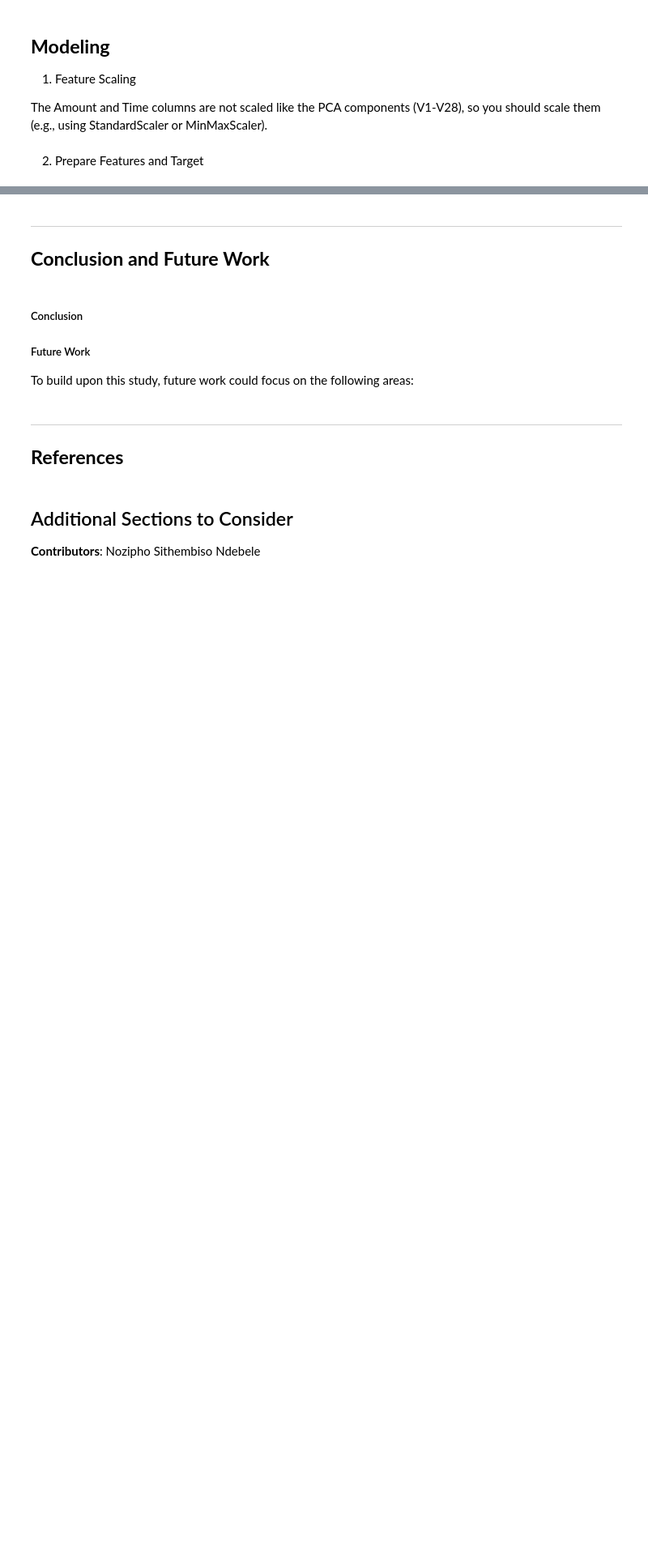
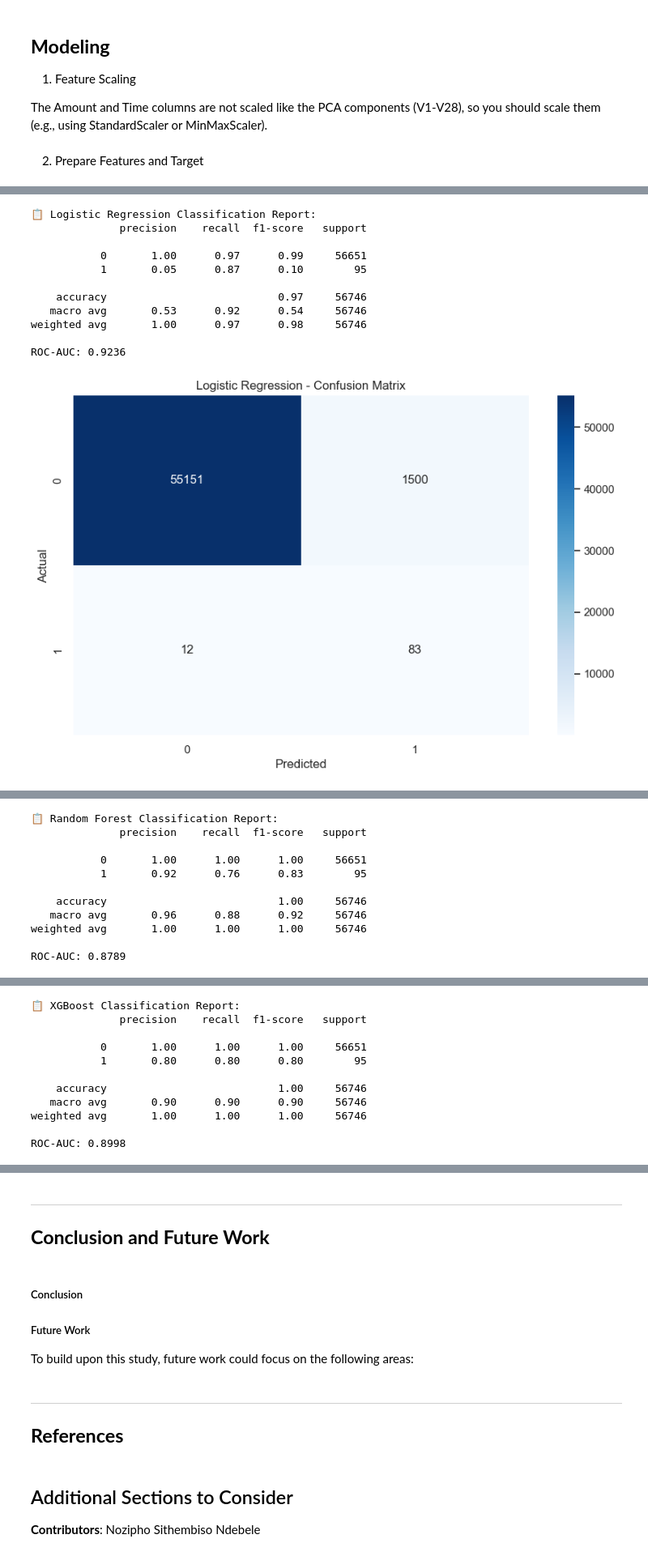
Before and after one commit to NoziphoNdebele/2025_Data_Science_Projects, a Jupyter notebook: CREDIT_CARD_FRAUD_DETECTION/CREDIT_CARD_FRAUD_DETECTION.ipynb, the cells around one changed output, grey strips where cells are left out. Shown at 81% size. Saved outputs shown, nothing was run; the diff lists cells and outputs as text; code cells hidden in the pictures; blank space fills up the shorter version.

```diff
--- a/CREDIT_CARD_FRAUD_DETECTION/CREDIT_CARD_FRAUD_DETECTION.ipynb
+++ b/CREDIT_CARD_FRAUD_DETECTION/CREDIT_CARD_FRAUD_DETECTION.ipynb
@@ -599,0 +578,55 @@ ROC-AUC: 0.8788944126038563
+# %%
+from sklearn.metrics import classification_report, confusion_matrix, roc_auc_score, RocCurveDisplay, PrecisionRecallDisplay
+import seaborn as sns
+import matplotlib.pyplot as plt
+from imblearn.pipeline import Pipeline
+
+
+def evaluate_model(model, X_test, y_test, model_name="Model"):
+    y_pred = model.predict(X_test)
+
+    print(f"\n📋 {model_name} Classification Report:")
+    print(classification_report(y_test, y_pred))
+    print(f"ROC-AUC: {roc_auc_score(y_test, y_pred):.4f}")
+
+    # Confusion Matrix
+    cm = confusion_matrix(y_test, y_pred)
+    sns.heatmap(cm, annot=True, fmt='d', cmap='Blues')
+    plt.title(f"{model_name} - Confusion Matrix")
+    plt.xlabel("Predicted")
+    plt.ylabel("Actual")
+    plt.show()
+
+    # ROC & Precision-Recall
+    RocCurveDisplay.from_estimator(model, X_test, y_test)
+    plt.title(f"{model_name} - ROC Curve")
+    plt.show()
+
+    PrecisionRecallDisplay.from_estimator(model, X_test, y_test)
+    plt.title(f"{model_name} - Precision-Recall Curve")
+    plt.show()
+# %%
+from imblearn.pipeline import Pipeline
+
+
+for name, pipeline in [
+    ("Logistic Regression", lr_pipeline),
+    ("Random Forest", rf_pipeline),
+    ("XGBoost", xgb_pipeline),
+    ("CatBoost", cat_pipeline)
+]:
+    pipeline.fit(X_train, y_train)
+    evaluate_model(pipeline, X_test, y_test, model_name=name)
+# %% [output]
+📋 Logistic Regression Classification Report:
+              precision    recall  f1-score   support
+
+           0       1.00      0.97      0.99     56651
+           1       0.05      0.87      0.10        95
+
+    accuracy                           0.97     56746
+   macro avg       0.53      0.92      0.54     56746
+weighted avg       1.00      0.97      0.98     56746
+
+ROC-AUC: 0.9236
+[figure, added]
@@ -599,0 +635,11 @@ ROC-AUC: 0.8788944126038563
+📋 Random Forest Classification Report:
+              precision    recall  f1-score   support
+
+           0       1.00      1.00      1.00     56651
+           1       0.92      0.76      0.83        95
+
+    accuracy                           1.00     56746
+   macro avg       0.96      0.88      0.92     56746
+weighted avg       1.00      1.00      1.00     56746
+
+ROC-AUC: 0.8789
@@ -599,0 +649,11 @@ ROC-AUC: 0.8788944126038563
+📋 XGBoost Classification Report:
+              precision    recall  f1-score   support
+
+           0       1.00      1.00      1.00     56651
+           1       0.80      0.80      0.80        95
+
+    accuracy                           1.00     56746
+   macro avg       0.90      0.90      0.90     56746
+weighted avg       1.00      1.00      1.00     56746
+
+ROC-AUC: 0.8998
```
Also changed, not shown: parts of 16 cells of this notebook, 5 other files.
